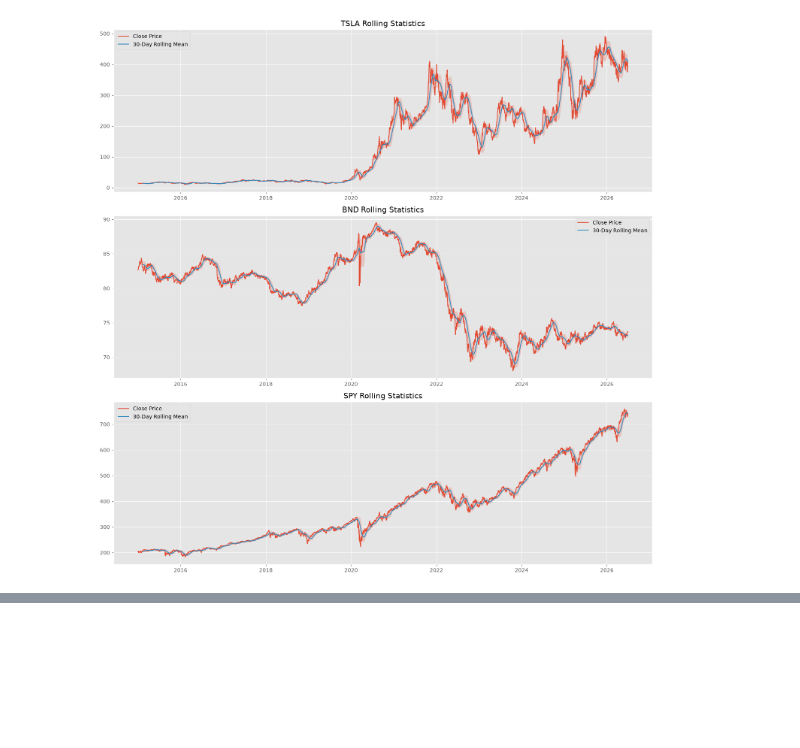
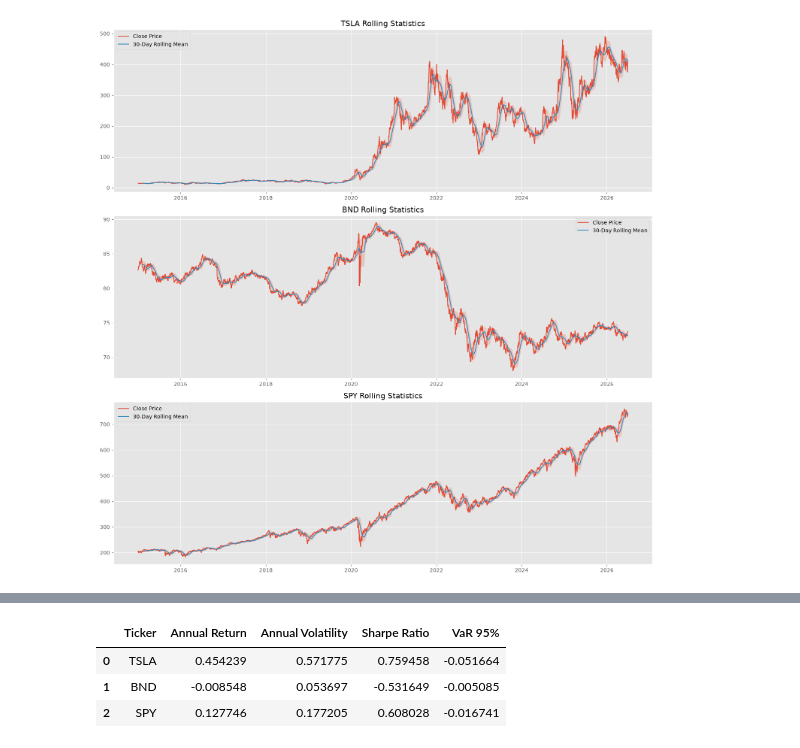
Before and after one commit to Bilen189/portfolio-optimization, a Jupyter notebook: notebooks/task_1_eda.ipynb, the cells around one changed output, grey strips where cells are left out. Drawn from its saved outputs; the diff is of its cells as text; code cells hidden in the pictures; blank space fills up the shorter version.

```diff
--- a/notebooks/task_1_eda.ipynb
+++ b/notebooks/task_1_eda.ipynb
@@ -281,0 +367,31 @@ plt.show()
+# %%
+risk_metrics = []
+
+risk_free_rate = 0.02
+trading_days = 252
+
+for ticker in tickers:
+    returns = daily_returns[ticker]["Daily_Return"].dropna()
+
+    annual_return = returns.mean() * trading_days
+    annual_volatility = returns.std() * np.sqrt(trading_days)
+
+    sharpe_ratio = (annual_return - risk_free_rate) / annual_volatility
+
+    var_95 = np.percentile(returns, 5)
+
+    risk_metrics.append({
+        "Ticker": ticker,
+        "Annual Return": annual_return,
+        "Annual Volatility": annual_volatility,
+        "Sharpe Ratio": sharpe_ratio,
+        "VaR 95%": var_95
+    })
+
+risk_metrics_df = pd.DataFrame(risk_metrics)
+risk_metrics_df
+# %% [output]
+|  | Ticker | Annual Return | Annual Volatility | Sharpe Ratio | VaR 95% |
+| 0 | TSLA | 0.454239 | 0.571775 | 0.759458 | -0.051664 |
+| 1 | BND | -0.008548 | 0.053697 | -0.531649 | -0.005085 |
+| 2 | SPY | 0.127746 | 0.177205 | 0.608028 | -0.016741 |
```
Also changed, not shown: parts of 11 cells of this notebook, 4 other files.
